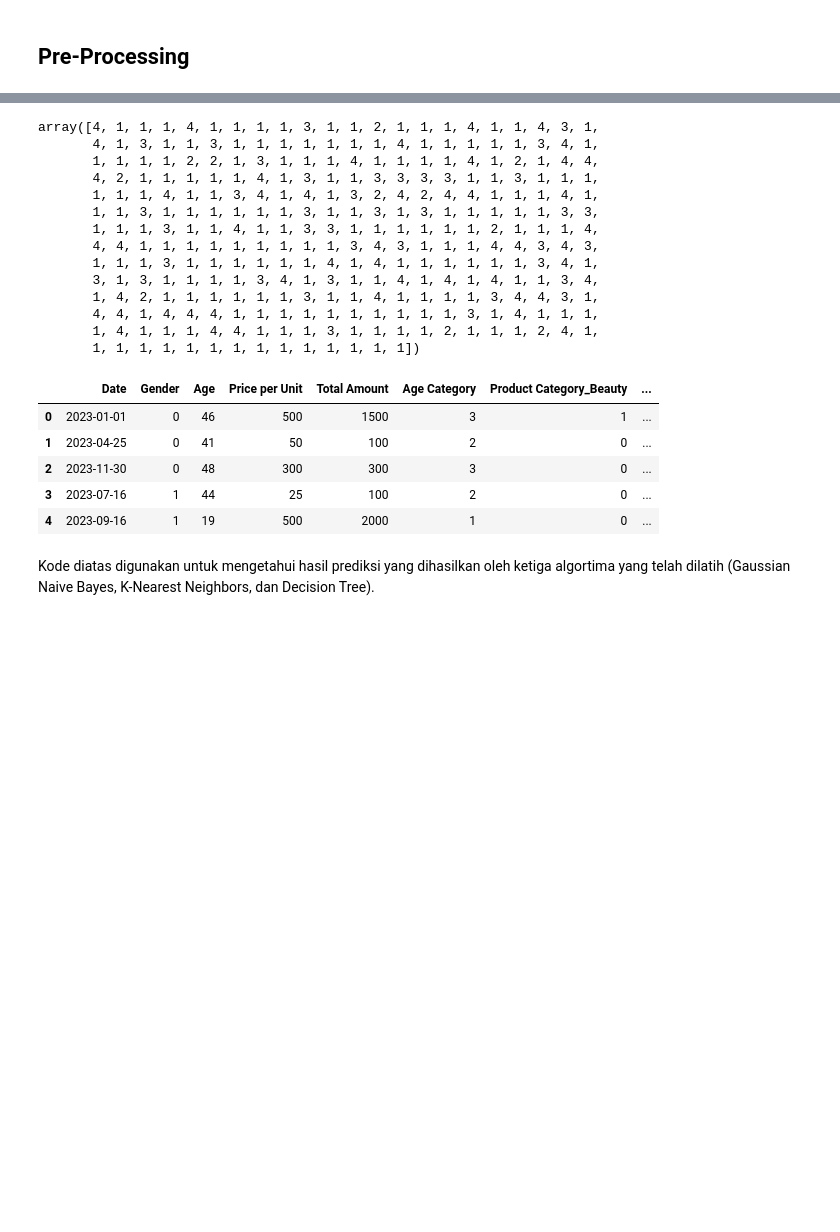
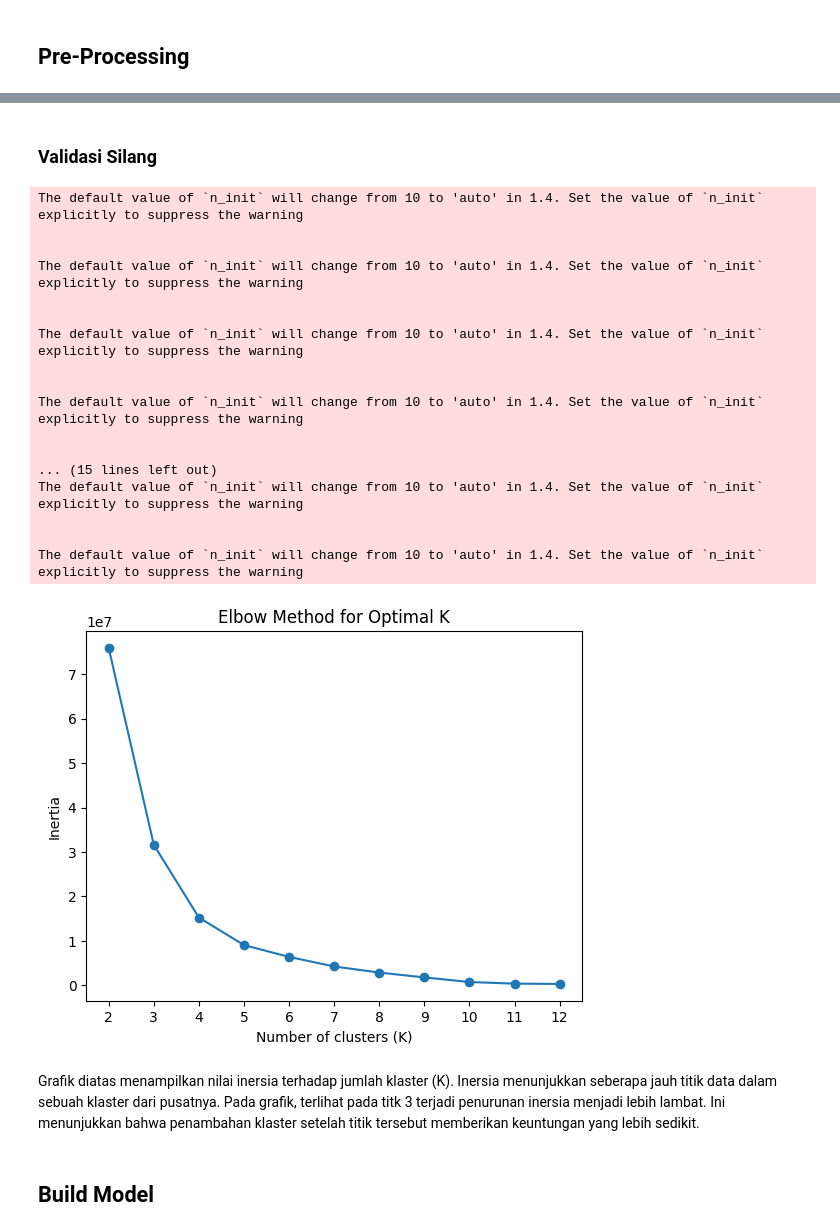
Before and after one commit to intansk/retail-sales, a Jupyter notebook: Modelling.ipynb, the cells around one changed output, grey strips where cells are left out. Cells and saved outputs as stored; diff of their text form; code cells hidden in the pictures; blank space fills up the shorter version.

```diff
--- a/Modelling.ipynb
+++ b/Modelling.ipynb
@@ -546,37 +478,41 @@ dtc_pred = dtc.predict(x_test_norm)
-# %%
-gnb_pred
-# %% [output]
-array([4, 1, 1, 1, 4, 1, 1, 1, 1, 3, 1, 1, 2, 1, 1, 1, 4, 1, 1, 4, 3, 1,
-       4, 1, 3, 1, 1, 3, 1, 1, 1, 1, 1, 1, 1, 4, 1, 1, 1, 1, 1, 3, 4, 1,
-       1, 1, 1, 1, 2, 2, 1, 3, 1, 1, 1, 4, 1, 1, 1, 1, 4, 1, 2, 1, 4, 4,
-       4, 2, 1, 1, 1, 1, 1, 4, 1, 3, 1, 1, 3, 3, 3, 3, 1, 1, 3, 1, 1, 1,
-       1, 1, 1, 4, 1, 1, 3, 4, 1, 4, 1, 3, 2, 4, 2, 4, 4, 1, 1, 1, 4, 1,
-       1, 1, 3, 1, 1, 1, 1, 1, 1, 3, 1, 1, 3, 1, 3, 1, 1, 1, 1, 1, 3, 3,
-       1, 1, 1, 3, 1, 1, 4, 1, 1, 3, 3, 1, 1, 1, 1, 1, 1, 2, 1, 1, 1, 4,
-       4, 4, 1, 1, 1, 1, 1, 1, 1, 1, 1, 3, 4, 3, 1, 1, 1, 4, 4, 3, 4, 3,
-       1, 1, 1, 3, 1, 1, 1, 1, 1, 1, 4, 1, 4, 1, 1, 1, 1, 1, 1, 3, 4, 1,
-       3, 1, 3, 1, 1, 1, 1, 3, 4, 1, 3, 1, 1, 4, 1, 4, 1, 4, 1, 1, 3, 4,
-       1, 4, 2, 1, 1, 1, 1, 1, 1, 3, 1, 1, 4, 1, 1, 1, 1, 3, 4, 4, 3, 1,
-       4, 4, 1, 4, 4, 4, 1, 1, 1, 1, 1, 1, 1, 1, 1, 1, 3, 1, 4, 1, 1, 1,
-       1, 4, 1, 1, 1, 4, 4, 1, 1, 1, 3, 1, 1, 1, 1, 2, 1, 1, 1, 2, 4, 1,
-       1, 1, 1, 1, 1, 1, 1, 1, 1, 1, 1, 1, 1, 1])
-# %%
-x_test = pd.DataFrame(x_test).reset_index(drop=True)
-
-y_test = pd.DataFrame(y_test).reset_index(drop=True)
-
-gnb_col = pd.DataFrame(gnb_pred.astype(int), columns=["gnb_prediction"])
-knn_col = pd.DataFrame(knn_pred.astype(int), columns=["knn_prediction"])
-dtc_col = pd.DataFrame(dtc_pred.astype(int), columns=["dtc_prediction"])
-
-combined_data = pd.concat([x_test, y_test, gnb_col, knn_col, dtc_col], axis=1)
-combined_data.head()
-# %% [output]
-|  | Date | Gender | Age | Price per Unit | Total Amount | Age Category | Product Category_Beauty | ... |
-| 0 | 2023-01-01 | 0 | 46 | 500 | 1500 | 3 | 1 | ... |
-| 1 | 2023-04-25 | 0 | 41 | 50 | 100 | 2 | 0 | ... |
-| 2 | 2023-11-30 | 0 | 48 | 300 | 300 | 3 | 0 | ... |
-| 3 | 2023-07-16 | 1 | 44 | 25 | 100 | 2 | 0 | ... |
-| 4 | 2023-09-16 | 1 | 19 | 500 | 2000 | 1 | 0 | ... |
-# %% [markdown]
-Kode diatas digunakan untuk mengetahui hasil prediksi yang dihasilkan oleh ketiga algortima yang telah dilatih (Gaussian Naive Bayes, K-Nearest Neighbors, dan Decision Tree).
+# %% [markdown]
+### **Validasi Silang**
+# %%
+inertia_values = []
+
+k_range = range(2, 13)
+
+for k in k_range:
+    kmeans = KMeans(n_clusters=k, random_state=42)
+    kmeans.fit(x_final_numeric)
+    inertia_values.append(kmeans.inertia_)
+
+plt.plot(k_range, inertia_values, marker='o')
+plt.xlabel('Number of clusters (K)')
+plt.ylabel('Inertia')
+plt.title('Elbow Method for Optimal K')
+plt.xticks(k_range)
+plt.show()
+# %% [output]
+The default value of `n_init` will change from 10 to 'auto' in 1.4. Set the value of `n_init` explicitly to suppress the warning
+
+
+The default value of `n_init` will change from 10 to 'auto' in 1.4. Set the value of `n_init` explicitly to suppress the warning
+
+
+The default value of `n_init` will change from 10 to 'auto' in 1.4. Set the value of `n_init` explicitly to suppress the warning
+
+
+The default value of `n_init` will change from 10 to 'auto' in 1.4. Set the value of `n_init` explicitly to suppress the warning
+
+
+... (15 lines left out)
+The default value of `n_init` will change from 10 to 'auto' in 1.4. Set the value of `n_init` explicitly to suppress the warning
+
+
+The default value of `n_init` will change from 10 to 'auto' in 1.4. Set the value of `n_init` explicitly to suppress the warning
+[figure, added]
+# %% [markdown]
+Grafik diatas menampilkan nilai inersia terhadap jumlah klaster (K). Inersia menunjukkan seberapa jauh titik data dalam sebuah klaster dari pusatnya. Pada grafik, terlihat pada titk 3 terjadi penurunan inersia menjadi lebih lambat. Ini menunjukkan bahwa penambahan klaster setelah titik tersebut memberikan keuntungan yang lebih sedikit.
+# %% [markdown]
+## **Build Model**
```
Also changed, not shown: parts of 44 cells of this notebook.
